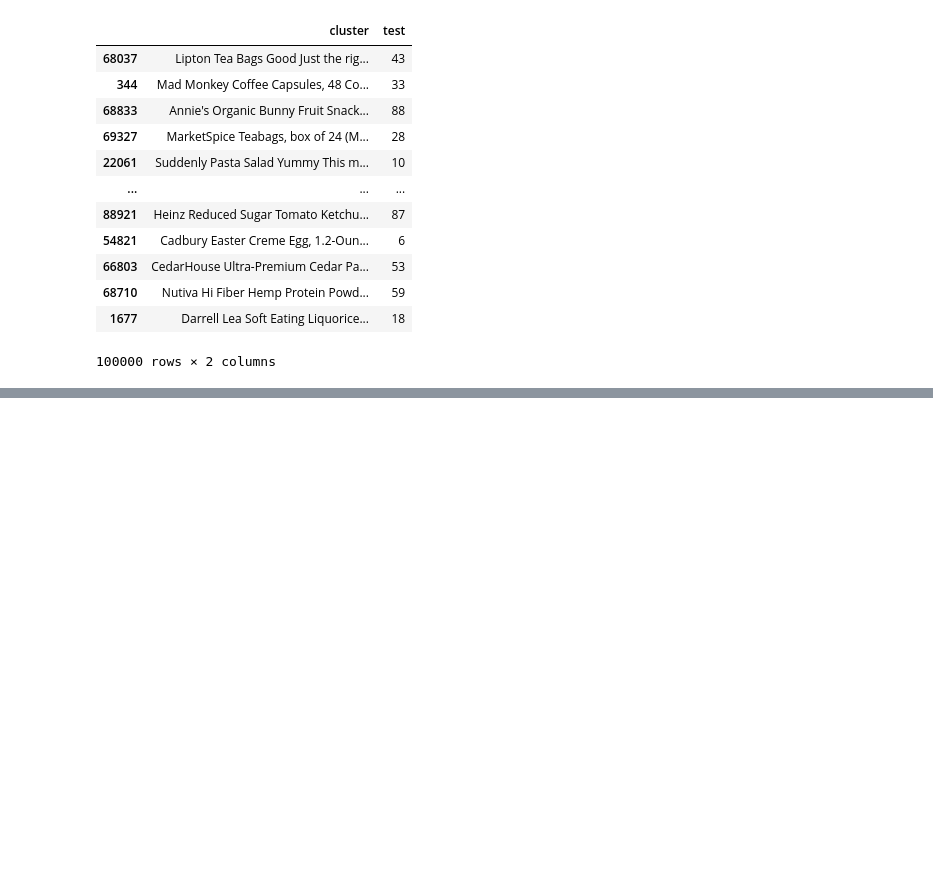
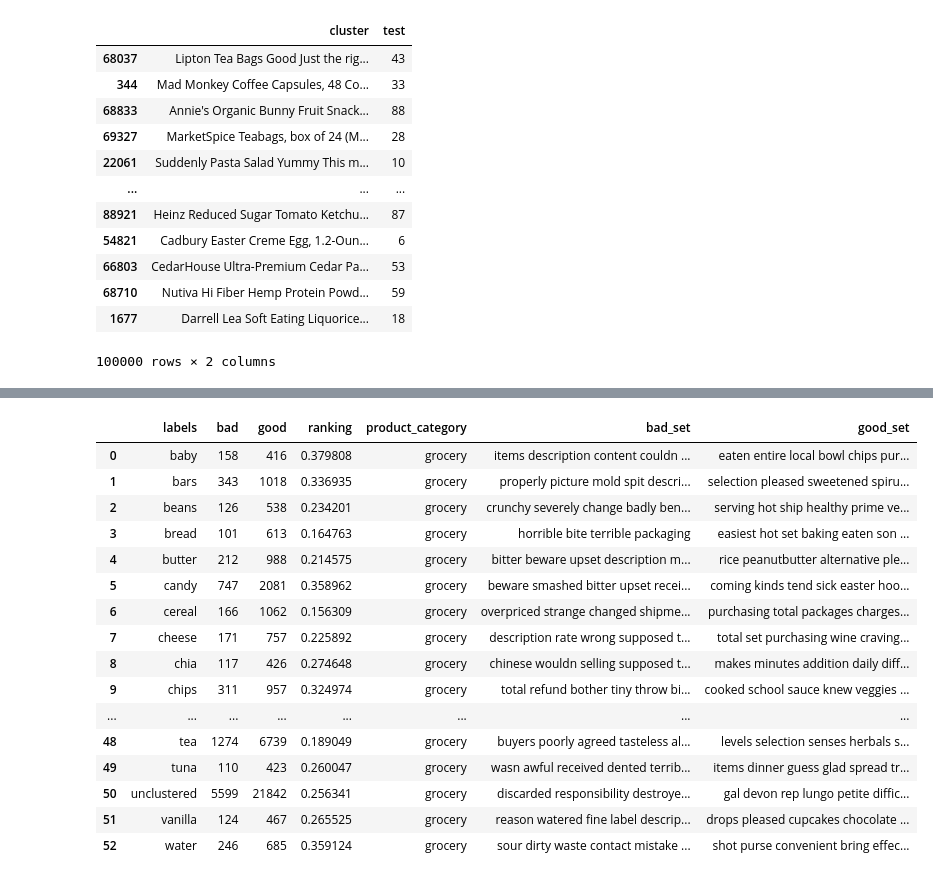
Before and after one commit to yksnilowyrahcaz/Product_Reviews_Analysis, a Jupyter notebook: test.ipynb, the cells around one changed output, grey strips where cells are left out. Cells and saved outputs as stored; diff of their text form; code cells hidden in the pictures; blank space fills up the shorter version.

```diff
--- a/test.ipynb
+++ b/test.ipynb
@@ -287,0 +308,22 @@ sample
+# %%
+dff = pd.read_parquet('samples/grocery_key_topics.parquet')
+# %%
+dff
+# %% [output]
+|  | labels | bad | good | ranking | product_category | bad_set | good_set |
+| 0 | baby | 158 | 416 | 0.379808 | grocery | items description content couldn ... | eaten entire local bowl chips pur... |
+| 1 | bars | 343 | 1018 | 0.336935 | grocery | properly picture mold spit descri... | selection pleased sweetened spiru... |
+| 2 | beans | 126 | 538 | 0.234201 | grocery | crunchy severely change badly ben... | serving hot ship healthy prime ve... |
+| 3 | bread | 101 | 613 | 0.164763 | grocery | horrible bite terrible packaging | easiest hot set baking eaten son ... |
+| 4 | butter | 212 | 988 | 0.214575 | grocery | bitter beware upset description m... | rice peanutbutter alternative ple... |
+| 5 | candy | 747 | 2081 | 0.358962 | grocery | beware smashed bitter upset recei... | coming kinds tend sick easter hoo... |
+| 6 | cereal | 166 | 1062 | 0.156309 | grocery | overpriced strange changed shipme... | purchasing total packages charges... |
+| 7 | cheese | 171 | 757 | 0.225892 | grocery | description rate wrong supposed t... | total set purchasing wine craving... |
+| 8 | chia | 117 | 426 | 0.274648 | grocery | chinese wouldn selling supposed t... | makes minutes addition daily diff... |
+| 9 | chips | 311 | 957 | 0.324974 | grocery | total refund bother tiny throw bi... | cooked school sauce knew veggies ... |
+| ... | ... | ... | ... | ... | ... | ... | ... |
+| 48 | tea | 1274 | 6739 | 0.189049 | grocery | buyers poorly agreed tasteless al... | levels selection senses herbals s... |
+| 49 | tuna | 110 | 423 | 0.260047 | grocery | wasn awful received dented terrib... | items dinner guess glad spread tr... |
+| 50 | unclustered | 5599 | 21842 | 0.256341 | grocery | discarded responsibility destroye... | gal devon rep lungo petite diffic... |
+| 51 | vanilla | 124 | 467 | 0.265525 | grocery | reason watered fine label descrip... | drops pleased cupcakes chocolate ... |
+| 52 | water | 246 | 685 | 0.359124 | grocery | sour dirty waste contact mistake ... | shot purse convenient bring effec... |
```
Also changed, not shown: parts of 4 cells of this notebook, 3 other files.
